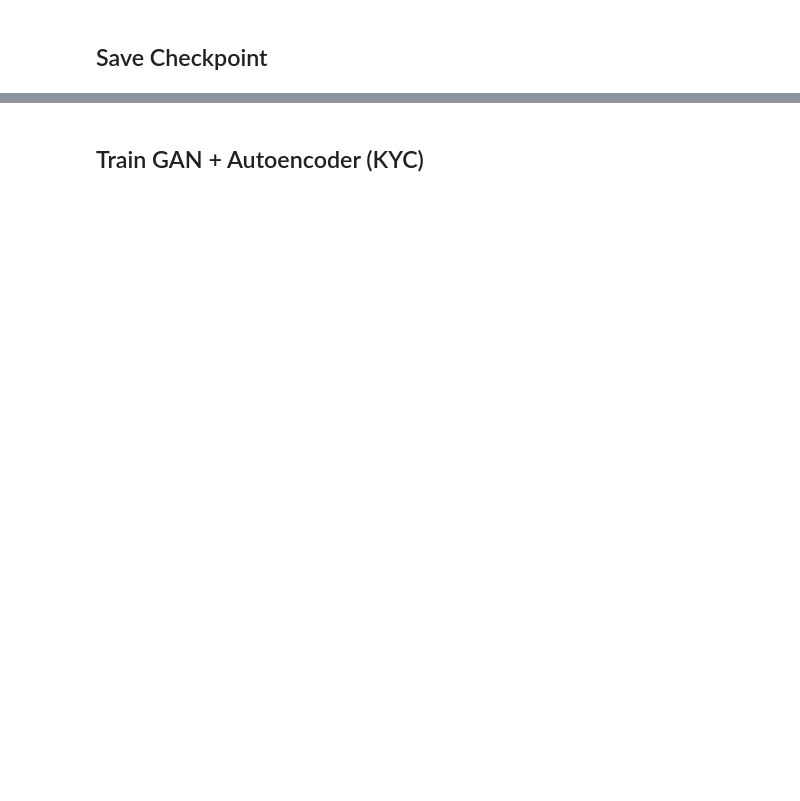
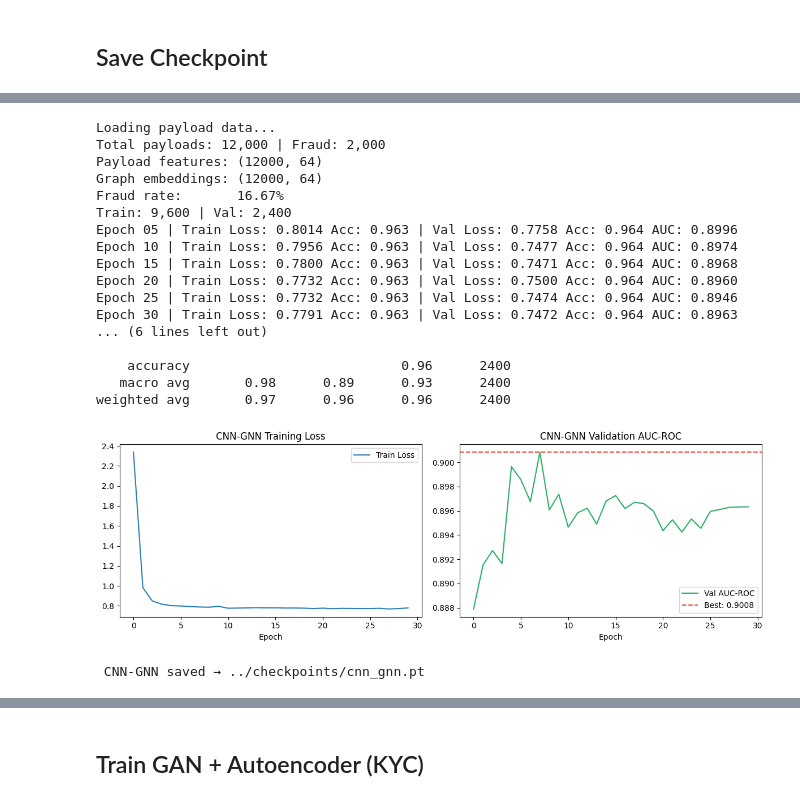
Before and after one commit to Teewa56/Hybrid-Temporal-Graph-Transformer, a Jupyter notebook: notebooks/model_training.ipynb, the cells around one changed output, grey strips where cells are left out. Saved outputs shown, nothing was run; the diff lists cells and outputs as text; code cells hidden in the pictures; blank space fills up the shorter version.

```diff
--- a/notebooks/model_training.ipynb
+++ b/notebooks/model_training.ipynb
@@ -267,11 +269,11 @@ y     = torch.tensor(payload_labels,   dtype=torch.float32).unsqueeze(1)
 dataset  = TensorDataset(X_pf, X_ge, y)
 n_train  = int(0.8 * len(dataset))
 n_val    = len(dataset) - n_train
-train_ds, val_ds = random_split(dataset, [n_train, n_val],
+cnn_gnn_train_dataset, cnn_gnn_eval_dataset = random_split(dataset, [n_train, n_val],
                                 generator=torch.Generator().manual_seed(42))
 
-train_loader = DataLoader(train_ds, batch_size=64, shuffle=True)
-val_loader   = DataLoader(val_ds,   batch_size=64, shuffle=False)
+cnn_train_loader = DataLoader(cnn_gnn_train_dataset, batch_size=64, shuffle=True)
+cnn_val_loader   = DataLoader(cnn_gnn_eval_dataset,   batch_size=64, shuffle=False)
 print(f"Train: {n_train:,} | Val: {n_val:,}")
 
 # ── Model, Optimizer, Loss ─────────────────────────────────────
@@ -324,9 +326,9 @@ train_losses, val_aucs = [], []
 best_auc, best_state   = 0.0, None
 
 for epoch in range(EPOCHS):
-    tr_loss, tr_acc = cnn_gnn_train_epoch(model, train_loader, optimizer, criterion)
+    tr_loss, tr_acc = cnn_gnn_train_epoch(model, cnn_train_loader, optimizer, criterion)
     vl_loss, vl_acc, vl_auc, vl_preds, vl_labels = cnn_gnn_eval_epoch(
-        model, val_loader, criterion
+        model, cnn_val_loader, criterion
     )
     scheduler.step()
     train_losses.append(tr_loss)
@@ -344,34 +346,54 @@ for epoch in range(EPOCHS):
 # Load best weights before saving
 model.load_state_dict(best_state)
 
 # ── Final Evaluation ───────────────────────────────────────────
 _, _, final_auc, final_preds, final_labels = cnn_gnn_eval_epoch(
-    model, val_loader, criterion
+    model, cnn_val_loader, criterion
 )
 binary_preds = [1 if p > 0.5 else 0 for p in final_preds]
 print(f"\nCNN-GNN Best AUC-ROC: {final_auc:.4f}")
 print(classification_report(final_labels, binary_preds, target_names=["Legit", "Fraud"]))
 
 # ── Plot ───────────────────────────────────────────────────────
 import matplotlib.pyplot as plt
 fig, (ax1, ax2) = plt.subplots(1, 2, figsize=(12, 4))
 ax1.plot(train_losses, color="#2980B9", label="Train Loss")
 ax1.set_title("CNN-GNN Training Loss")
 ax1.set_xlabel("Epoch")
 ax1.legend()
 
 ax2.plot(val_aucs, color="#27AE60", label="Val AUC-ROC")
 ax2.axhline(y=best_auc, color="#E74C3C", linestyle="--", label=f"Best: {best_auc:.4f}")
 ax2.set_title("CNN-GNN Validation AUC-ROC")
 ax2.set_xlabel("Epoch")
 ax2.legend()
 plt.tight_layout()
 plt.savefig("cnn_gnn_training.png", dpi=150)
 plt.show()
 
 # ── Save Checkpoint ────────────────────────────────────────────
 torch.save(model.state_dict(), CHECKPOINT_DIR / "cnn_gnn.pt")
 print(f" CNN-GNN saved → {CHECKPOINT_DIR / 'cnn_gnn.pt'}")
+# %% [output]
+Loading payload data...
+Total payloads: 12,000 | Fraud: 2,000
+Payload features: (12000, 64)
+Graph embeddings: (12000, 64)
+Fraud rate:       16.67%
+Train: 9,600 | Val: 2,400
+Epoch 05 | Train Loss: 0.8014 Acc: 0.963 | Val Loss: 0.7758 Acc: 0.964 AUC: 0.8996
+Epoch 10 | Train Loss: 0.7956 Acc: 0.963 | Val Loss: 0.7477 Acc: 0.964 AUC: 0.8974
+Epoch 15 | Train Loss: 0.7800 Acc: 0.963 | Val Loss: 0.7471 Acc: 0.964 AUC: 0.8968
+Epoch 20 | Train Loss: 0.7732 Acc: 0.963 | Val Loss: 0.7500 Acc: 0.964 AUC: 0.8960
+Epoch 25 | Train Loss: 0.7732 Acc: 0.963 | Val Loss: 0.7474 Acc: 0.964 AUC: 0.8946
+Epoch 30 | Train Loss: 0.7791 Acc: 0.963 | Val Loss: 0.7472 Acc: 0.964 AUC: 0.8963
+... (6 lines left out)
+
+    accuracy                           0.96      2400
+   macro avg       0.98      0.89      0.93      2400
+weighted avg       0.97      0.96      0.96      2400
+[figure, added]
+ CNN-GNN saved → ../checkpoints/cnn_gnn.pt
 # %%
 # Cell — TSSGC Training (SIM Swap Detection)
 import json
```
Also changed, not shown: parts of 11 cells of this notebook, 17 other files.
